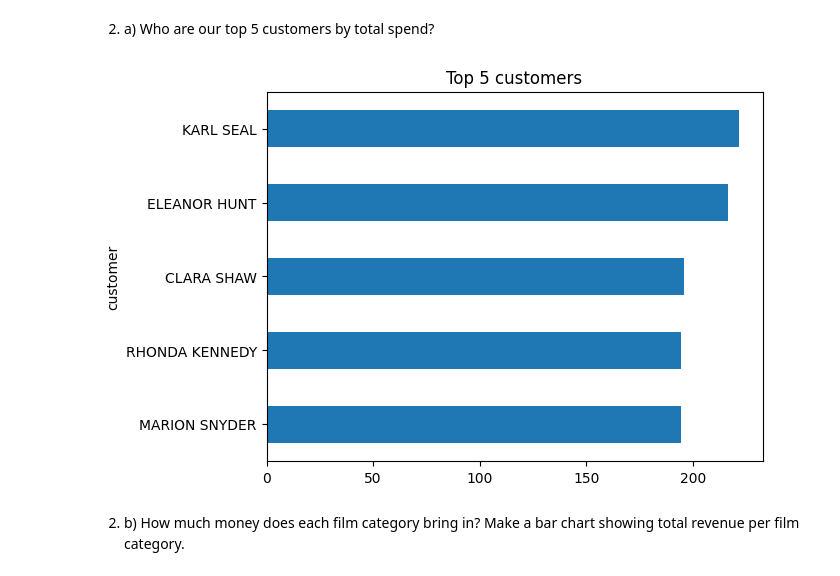
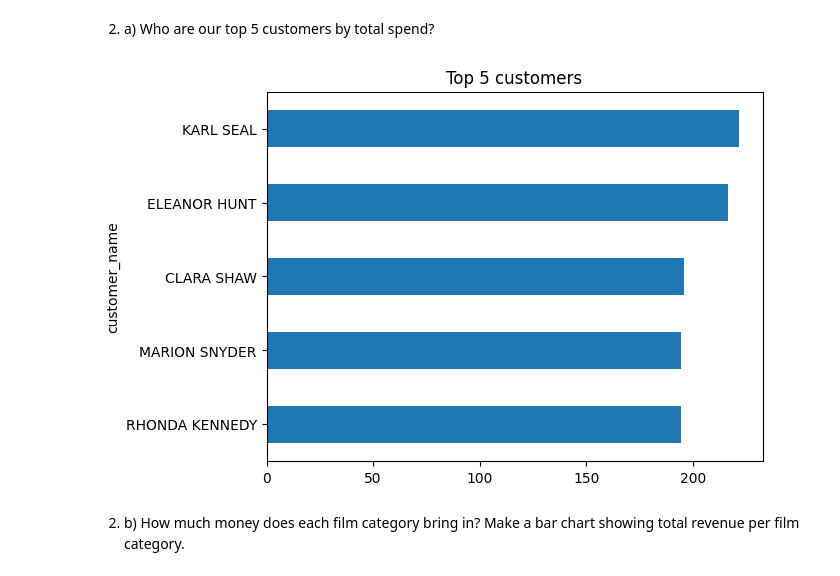
Before and after one commit to RikardOledal/SQL_DE25_LAB_Rikard_Oledal, a Jupyter notebook: manager_report.ipynb, the cells around one changed output. Cells and saved outputs as stored; diff of their text form; code cells hidden in the pictures.

```diff
--- a/manager_report.ipynb
+++ b/manager_report.ipynb
@@ -269,25 +259,24 @@ So we should get rid of some of these films when we buy new ones.
 # %%
 top5_customers = duckdb.sql("""
     SELECT
-        c.customer_id,
-        c.first_name || ' ' || c.last_name AS customer,
-        sum(p.amount) AS total_spend
+        customer_id,
+        customer_name,
+        SUM(amount) AS total_spend
     FROM
-        payment p
-        LEFT JOIN customer c ON c.customer_id = p.customer_id
+        rental_pay
     GROUP BY
-        customer, c.customer_id
+        customer_name,
+        customer_id
     ORDER BY
         total_spend DESC
     LIMIT
         5;
-
 """).df()
 
-ax = top5_customers.plot (kind = "barh", x = "customer", y = "total_spend", title="Top 5 customers", legend=False)
+ax = top5_customers.plot (kind = "barh", x = "customer_name", y = "total_spend", title="Top 5 customers", legend=False)
 ax.invert_yaxis()
 # %% [output]
-[figure, old version]
+[figure, new version]
 # %% [markdown]
 2. b)  How much money does each film category bring in? Make a bar chart showing total revenue per film
 category.
```
Also changed, not shown: parts of 7 cells of this notebook, 2 other files.
